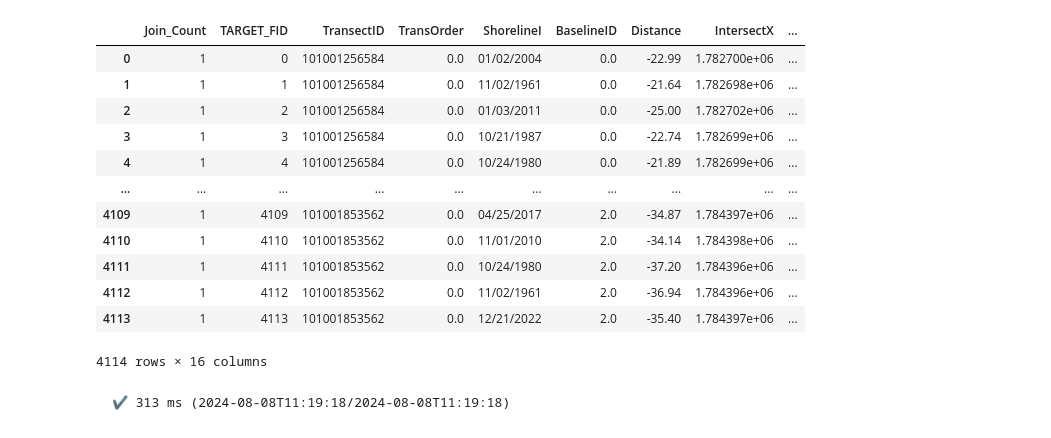
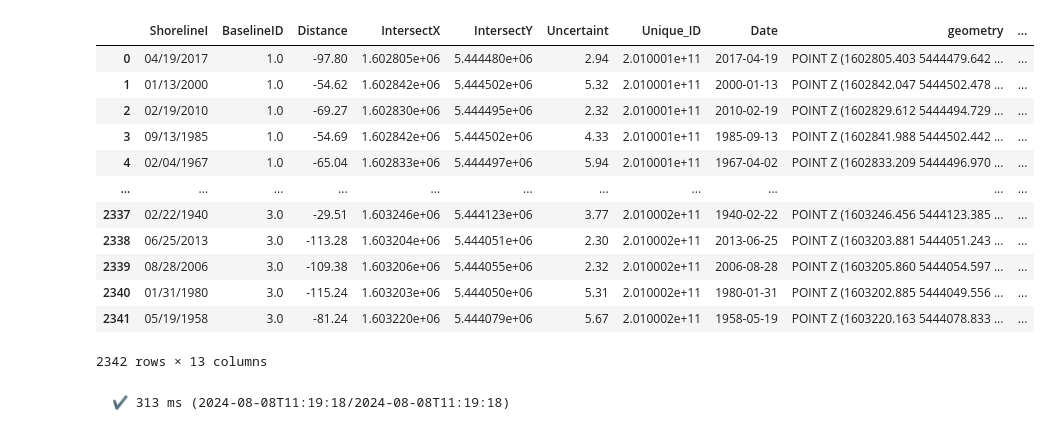
Before and after one commit to RNC-Research-Group/CliffErosion_Projections, a Jupyter notebook: HistoricRate_Proj_DSASv6.ipynb, the cells around one changed output. Drawn from its saved outputs; the diff is of its cells as text; code cells hidden in the pictures.

Commit message:
Smoothening Jackett Island

```diff
--- a/HistoricRate_Proj_DSASv6.ipynb
+++ b/HistoricRate_Proj_DSASv6.ipynb
@@ -17,7 +17,7 @@ The autotime extension is already loaded. To reload it, use:
   %reload_ext autotime
 # %%
 #Navigate to intersects shapefile and separates out the year, finds how many years from 1800 and how many years to 2100
-gdf = gpd.read_file(f"Data/Merged Intersects_UniqueID/WaihekeIsland_Intersects.shp")
+gdf = gpd.read_file(f"Data/Merged Intersects_UniqueID/JackettIsland_Intersects.shp")
 gdf["Date"] = pd.to_datetime(gdf.ShorelineI, dayfirst=True, format='mixed')
 gdf["Year"] = gdf.Date.dt.year
 gdf["YearsSinceBase"] = (gdf.Date - pd.Timestamp(1800, 1, 1)).dt.days / 365.25
@@ -32,16 +32,16 @@ gdf
-|  | Join_Count | TARGET_FID | TransectID | TransOrder | ShorelineI | BaselineID | Distance | IntersectX | ... |
-| 0 | 1 | 0 | 101001256584 | 0.0 | 01/02/2004 | 0.0 | -22.99 | 1.782700e+06 | ... |
-| 1 | 1 | 1 | 101001256584 | 0.0 | 11/02/1961 | 0.0 | -21.64 | 1.782698e+06 | ... |
-| 2 | 1 | 2 | 101001256584 | 0.0 | 01/03/2011 | 0.0 | -25.00 | 1.782702e+06 | ... |
-| 3 | 1 | 3 | 101001256584 | 0.0 | 10/21/1987 | 0.0 | -22.74 | 1.782699e+06 | ... |
-| 4 | 1 | 4 | 101001256584 | 0.0 | 10/24/1980 | 0.0 | -21.89 | 1.782699e+06 | ... |
-| ... | ... | ... | ... | ... | ... | ... | ... | ... | ... |
-| 4109 | 1 | 4109 | 101001853562 | 0.0 | 04/25/2017 | 2.0 | -34.87 | 1.784397e+06 | ... |
-| 4110 | 1 | 4110 | 101001853562 | 0.0 | 11/01/2010 | 2.0 | -34.14 | 1.784398e+06 | ... |
-| 4111 | 1 | 4111 | 101001853562 | 0.0 | 10/24/1980 | 2.0 | -37.20 | 1.784396e+06 | ... |
-| 4112 | 1 | 4112 | 101001853562 | 0.0 | 11/02/1961 | 2.0 | -36.94 | 1.784396e+06 | ... |
-| 4113 | 1 | 4113 | 101001853562 | 0.0 | 12/21/2022 | 2.0 | -35.40 | 1.784397e+06 | ... |
+|  | ShorelineI | BaselineID | Distance | IntersectX | IntersectY | Uncertaint | Unique_ID | Date | geometry | ... |
+| 0 | 04/19/2017 | 1.0 | -97.80 | 1.602805e+06 | 5.444480e+06 | 2.94 | 2.010001e+11 | 2017-04-19 | POINT Z (1602805.403 5444479.642 ... | ... |
+| 1 | 01/13/2000 | 1.0 | -54.62 | 1.602842e+06 | 5.444502e+06 | 5.32 | 2.010001e+11 | 2000-01-13 | POINT Z (1602842.047 5444502.478 ... | ... |
+| 2 | 02/19/2010 | 1.0 | -69.27 | 1.602830e+06 | 5.444495e+06 | 2.32 | 2.010001e+11 | 2010-02-19 | POINT Z (1602829.612 5444494.729 ... | ... |
+| 3 | 09/13/1985 | 1.0 | -54.69 | 1.602842e+06 | 5.444502e+06 | 4.33 | 2.010001e+11 | 1985-09-13 | POINT Z (1602841.988 5444502.442 ... | ... |
+| 4 | 02/04/1967 | 1.0 | -65.04 | 1.602833e+06 | 5.444497e+06 | 5.94 | 2.010001e+11 | 1967-04-02 | POINT Z (1602833.209 5444496.970 ... | ... |
+| ... | ... | ... | ... | ... | ... | ... | ... | ... | ... | ... |
+| 2337 | 02/22/1940 | 3.0 | -29.51 | 1.603246e+06 | 5.444123e+06 | 3.77 | 2.010002e+11 | 1940-02-22 | POINT Z (1603246.456 5444123.385 ... | ... |
+| 2338 | 06/25/2013 | 3.0 | -113.28 | 1.603204e+06 | 5.444051e+06 | 2.30 | 2.010002e+11 | 2013-06-25 | POINT Z (1603203.881 5444051.243 ... | ... |
+| 2339 | 08/28/2006 | 3.0 | -109.38 | 1.603206e+06 | 5.444055e+06 | 2.32 | 2.010002e+11 | 2006-08-28 | POINT Z (1603205.860 5444054.597 ... | ... |
+| 2340 | 01/31/1980 | 3.0 | -115.24 | 1.603203e+06 | 5.444050e+06 | 5.31 | 2.010002e+11 | 1980-01-31 | POINT Z (1603202.885 5444049.556 ... | ... |
+| 2341 | 05/19/1958 | 3.0 | -81.24 | 1.603220e+06 | 5.444079e+06 | 5.67 | 2.010002e+11 | 1958-05-19 | POINT Z (1603220.163 5444078.833 ... | ... |
-4114 rows × 16 columns
+2342 rows × 13 columns
 # %%
 # Filter to just Karekare for testing
 #gdf = gdf.cx[1727077.5508:1735465.0761,5897869.0262:5910640.2418]
```
Also changed, not shown: parts of 11 cells of this notebook, 5 other files.
